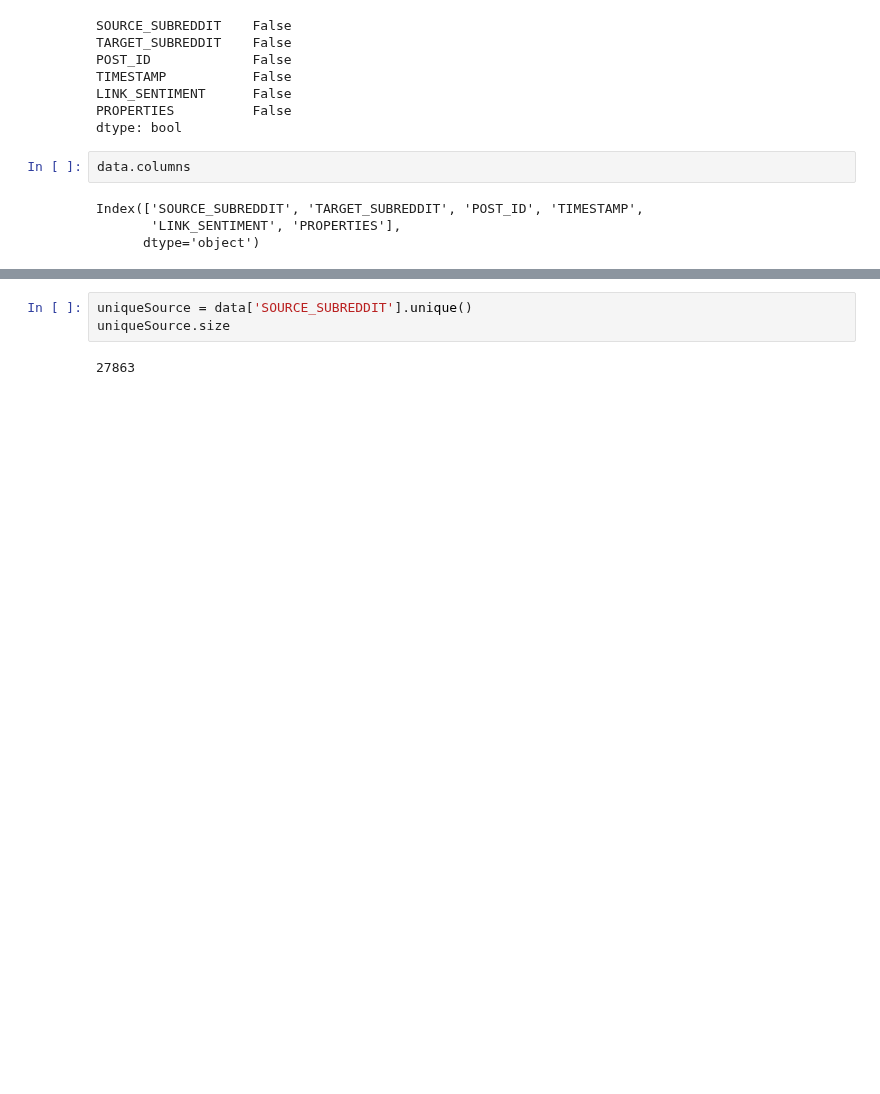
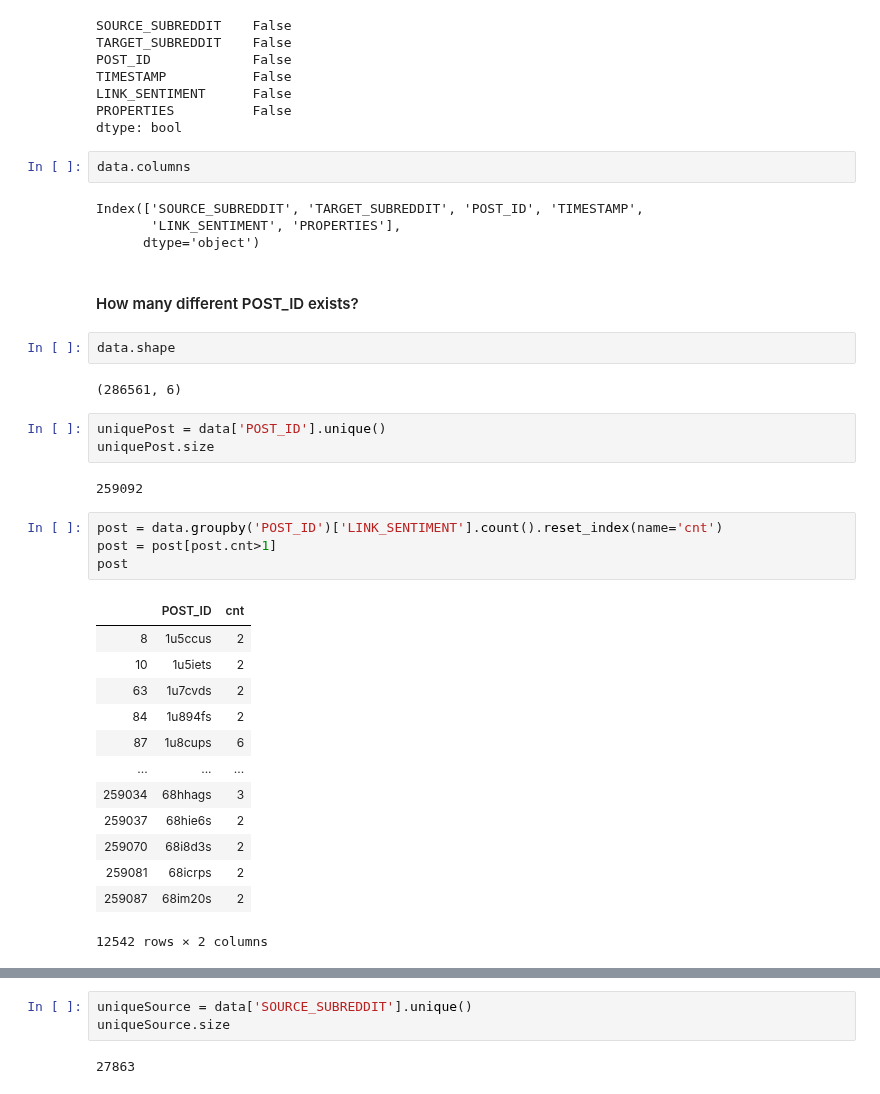
Before and after one commit to maliakber/algorithm-data-model-csc-501, a Jupyter notebook: source/assignment-3/assignment-3-jupnote.ipynb, the cells around one changed output, grey strips where cells are left out. Saved outputs shown, nothing was run; the diff lists cells and outputs as text; blank space fills up the shorter version.

```diff
--- a/source/assignment-3/assignment-3-jupnote.ipynb
+++ b/source/assignment-3/assignment-3-jupnote.ipynb
@@ -53,3 +61,32 @@ data.columns
 Index(['SOURCE_SUBREDDIT', 'TARGET_SUBREDDIT', 'POST_ID', 'TIMESTAMP',
        'LINK_SENTIMENT', 'PROPERTIES'],
       dtype='object')
+# %% [markdown]
+#### How many different POST_ID exists?
+# %%
+data.shape
+# %% [output]
+(286561, 6)
+# %%
+uniquePost = data['POST_ID'].unique()
+uniquePost.size
+# %% [output]
+259092
+# %%
+post = data.groupby('POST_ID')['LINK_SENTIMENT'].count().reset_index(name='cnt')
+post = post[post.cnt>1]
+post
+# %% [output]
+|  | POST_ID | cnt |
+| 8 | 1u5ccus | 2 |
+| 10 | 1u5iets | 2 |
+| 63 | 1u7cvds | 2 |
+| 84 | 1u894fs | 2 |
+| 87 | 1u8cups | 6 |
+| ... | ... | ... |
+| 259034 | 68hhags | 3 |
+| 259037 | 68hie6s | 2 |
+| 259070 | 68i8d3s | 2 |
+| 259081 | 68icrps | 2 |
+| 259087 | 68im20s | 2 |
+12542 rows × 2 columns
```
Also changed, not shown: parts of 18 cells of this notebook.
